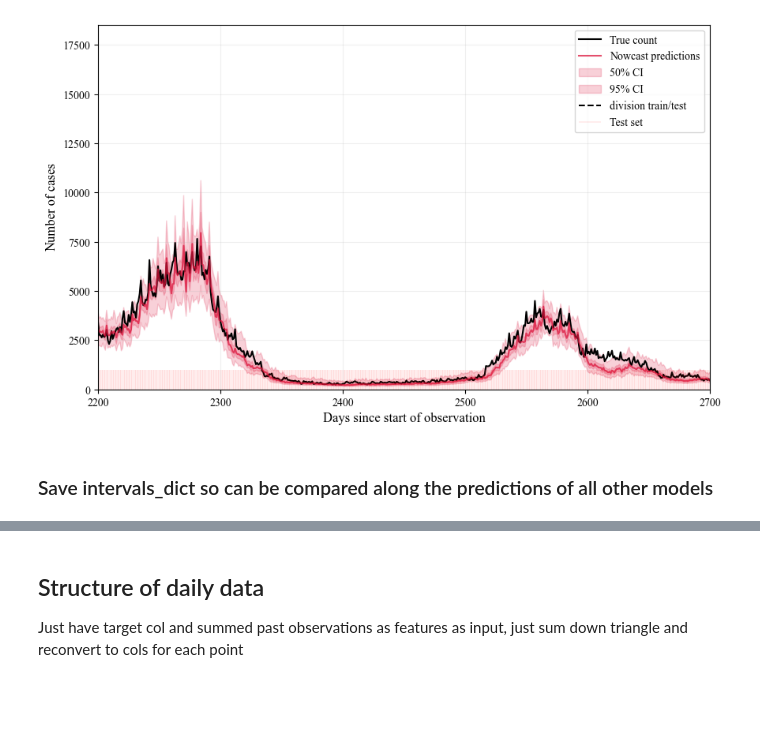
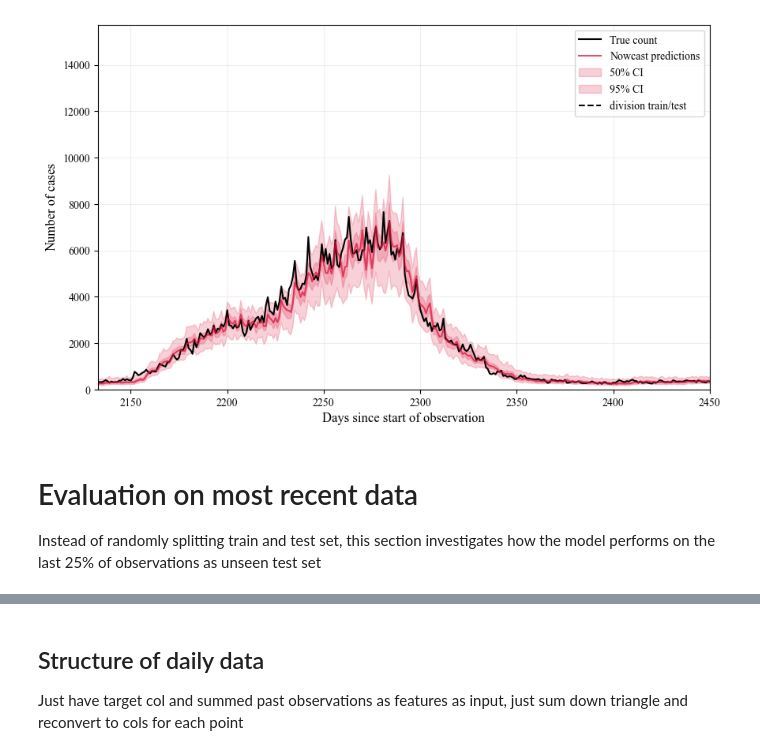
Before and after one commit to silaskoemen/NowcastPNN, a Jupyter notebook: src/experiments_daily.ipynb, the cells around one changed output, grey strips where cells are left out. Drawn from its saved outputs; the diff is of its cells as text; code cells hidden in the pictures; blank space fills up the shorter version.

Commit message:
Updated notebooks with final plots

```diff
--- a/src/experiments_daily.ipynb
+++ b/src/experiments_daily.ipynb
@@ -20,10 +20,10 @@ BATCH_SIZE = 64
 RANDOM_SPLIT = False
 SEED = 1234
 DEVICE = "mps"
+DOW = False
 
 dataset = get_dataset(weeks=WEEKS, triangle=TRIANGLE, past_units=PAST_UNITS, max_delay=MAX_DELAY, state=STATE)
 n_obs_40pu = len(dataset) # 2922 total dates, -39-39 for past_units and max_delay ->2844
-print(n_obs_40pu)
 ## Define train and test indices
 if RANDOM_SPLIT:
     all_idcs = range(dataset.__len__())
@@ -128,13 +126,13 @@ set_seeds(SEED)
 
 ## For matrix-like (two-dimensional) input data
 class PNNTriangleDaily(nn.Module):
-    def __init__(self, past_units = 40, max_delay = 40, hidden_units = [16, 8], conv_channels = [16, 1]):
+    def __init__(self, past_units = 40, max_delay = 40, hidden_units = [16, 8], conv_channels = [16, 1], kernel_size = 7):
         super().__init__()
         self.past_units = past_units
         self.max_delay = max_delay
-        self.final_dim = past_units# * (2**len(conv_channels))
-        self.conv1 = nn.Conv1d(self.max_delay, conv_channels[0], kernel_size=7, padding="same")
-        self.conv2 = nn.Conv1d(conv_channels[0], conv_channels[1], kernel_size=7, padding="same")
+        self.final_dim = past_units# - len(conv_channels)*(kernel_size-1) # * (2**len(conv_channels)) # dim after convolutional layers
+        self.conv1 = nn.Conv1d(self.max_delay, conv_channels[0], kernel_size=kernel_size, padding="same")
+        self.conv2 = nn.Conv1d(conv_channels[0], conv_channels[1], kernel_size=kernel_size, padding="same")
         #self.conv3 = nn.Conv1d(conv_channels[1], conv_channels[2], kernel_size=7, padding="same")
         #self.conv4 = nn.Conv1d(conv_channels[2], conv_channels[3], kernel_size=7, padding="same")
         self.fc1 = nn.Linear(self.past_units, self.past_units)#, nn.Linear(self.past_units, self.past_units)
@@ -150,7 +148,7 @@ class PNNTriangleDaily(nn.Module):
         #self.bnorm7 = nn.BatchNorm1d(num_features=hidden_units[1])
         self.bnorm_final = nn.BatchNorm1d(num_features=hidden_units[-1]) #hidden_units[1]/self.past_units for single model
         self.attn1 = nn.MultiheadAttention(embed_dim=self.max_delay, num_heads=1, batch_first=True)
-        self.drop1, self.drop2 = nn.Dropout(0.3), nn.Dropout(0.1) # optimal 0.15, 0.1 for random split
+        self.drop1, self.drop2 = nn.Dropout(0.25), nn.Dropout(0.1) # optimal 0.15, 0.1 for random split
         self.softplus = nn.Softplus()
         self.act = nn.SiLU()
 
@@ -239,12 +237,11 @@ class PNNSumDaily(nn.Module):
 %autoreload 3
 from train_utils import train, EarlyStopper
 set_seeds(SEED)
+regen_data() # reset samplers so each training run is reproducible
 
-regen_data() # reset samplers so each training run is reproducible
-early_stopper = EarlyStopper(patience=30, past_units=PAST_UNITS, max_delay=MAX_DELAY, weeks=WEEKS, state="SP", future_obs=0, triangle=TRIANGLE)
+early_stopper = EarlyStopper(patience=30, past_units=PAST_UNITS, max_delay=MAX_DELAY, weeks=WEEKS, future_obs=0, random_split=RANDOM_SPLIT, dow = DOW)
 nowcast_pnn = PNNTriangleDaily(past_units=PAST_UNITS, max_delay=MAX_DELAY)
-#nowcast_pnn = PNNSumDaily(past_units=PAST_UNITS, max_delay=MAX_DELAY)
 train(nowcast_pnn, num_epochs=200, train_loader=train_loader, val_loader=val_loader, early_stopper=early_stopper, loss_fct="nll", device = DEVICE)
 ## Load best set of weights on test/validation set
-nowcast_pnn.load_state_dict(torch.load(f"./weights/weights-{PAST_UNITS}-{MAX_DELAY}-{'week' if WEEKS else 'day'}-{('tri' if TRIANGLE else 'sum')}-fut0-{STATE}"))
+nowcast_pnn.load_state_dict(torch.load(f"./weights/weights-{PAST_UNITS}-{MAX_DELAY}-{'week' if WEEKS else 'day'}-fut0{'-rec' if not RANDOM_SPLIT else ''}{'-dow' if DOW else ''}"))
 # %% [output]
@@ -289,10 +279,12 @@ IS: under = 0.23296873219147268 | spread = 251.04802591922842 | over = 2904.5893
 # %%
 %reload_ext autoreload
 %autoreload 3
 from plotting import plot_entire_confints
 set_seeds(SEED) # biggest outbreak 600, 900
-plot_entire_confints(dataset, nowcast_pnn, weeks = WEEKS, random_split = RANDOM_SPLIT, xlims = [2200, 2700], test_idcs=test_idcs)
+plot_entire_confints(dataset, nowcast_pnn, weeks = WEEKS, random_split = RANDOM_SPLIT, xlims = [2133, 2450], test_idcs=test_idcs)
 # %% [output]
-[figure, old version]
+[figure, new version]
-# %% [markdown]
-### Save intervals_dict so can be compared along the predictions of all other models
+# %% [markdown]
+# Evaluation on most recent data
+
+Instead of randomly splitting train and test set, this section investigates how the model performs on the last 25% of observations as unseen test set
```
Also changed, not shown: parts of 7 cells of this notebook, 2 other files.
